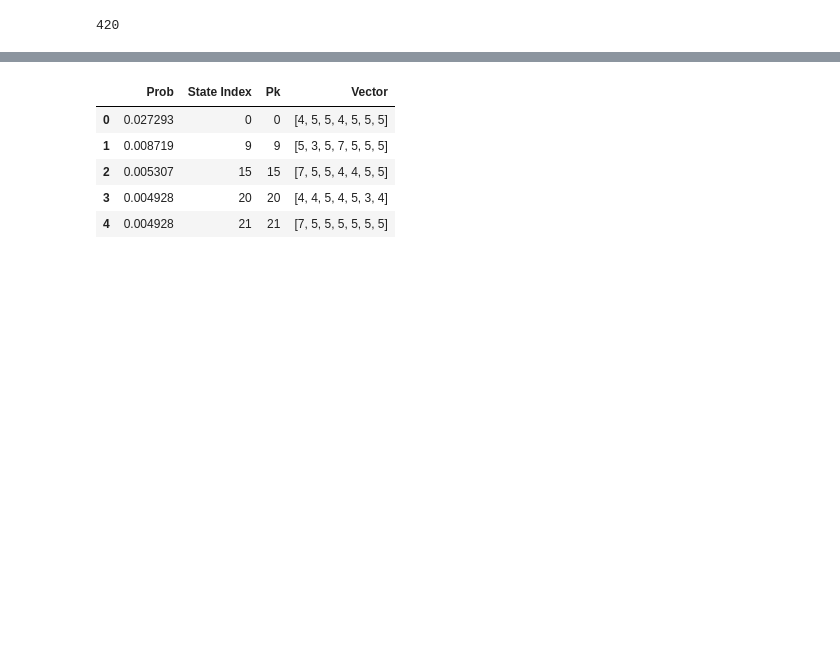
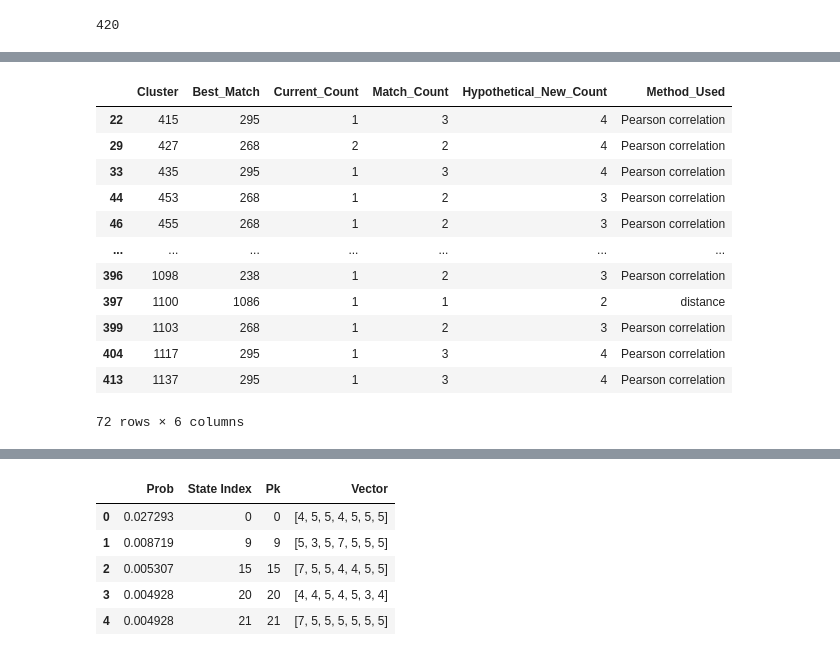
Before and after one commit to mehakrafiq/mergeclustering, a Jupyter notebook: custom_python_clustering_new.ipynb, the cells around one changed output, grey strips where cells are left out. Saved outputs shown, nothing was run; the diff lists cells and outputs as text; code cells hidden in the pictures; blank space fills up the shorter version.

```diff
--- a/custom_python_clustering_new.ipynb
+++ b/custom_python_clustering_new.ipynb
@@ -550,3 +566,20 @@ def merge_clusters(data, distance_df, correlation_df, keys_less_than_sorted, thr
+# %%
+# find rows that have hypothetical new count less than 5
+merge_info_df[merge_info_df['Hypothetical_New_Count'] < 5]
+# %% [output]
+|  | Cluster | Best_Match | Current_Count | Match_Count | Hypothetical_New_Count | Method_Used |
+| 22 | 415 | 295 | 1 | 3 | 4 | Pearson correlation |
+| 29 | 427 | 268 | 2 | 2 | 4 | Pearson correlation |
+| 33 | 435 | 295 | 1 | 3 | 4 | Pearson correlation |
+| 44 | 453 | 268 | 1 | 2 | 3 | Pearson correlation |
+| 46 | 455 | 268 | 1 | 2 | 3 | Pearson correlation |
+| ... | ... | ... | ... | ... | ... | ... |
+| 396 | 1098 | 238 | 1 | 2 | 3 | Pearson correlation |
+| 397 | 1100 | 1086 | 1 | 1 | 2 | distance |
+| 399 | 1103 | 268 | 1 | 2 | 3 | Pearson correlation |
+| 404 | 1117 | 295 | 1 | 3 | 4 | Pearson correlation |
+| 413 | 1137 | 295 | 1 | 3 | 4 | Pearson correlation |
+72 rows × 6 columns
 # %%
 # Implementing the merging process
 
```
Also changed, not shown: parts of 10 cells of this notebook, 5 other files.
